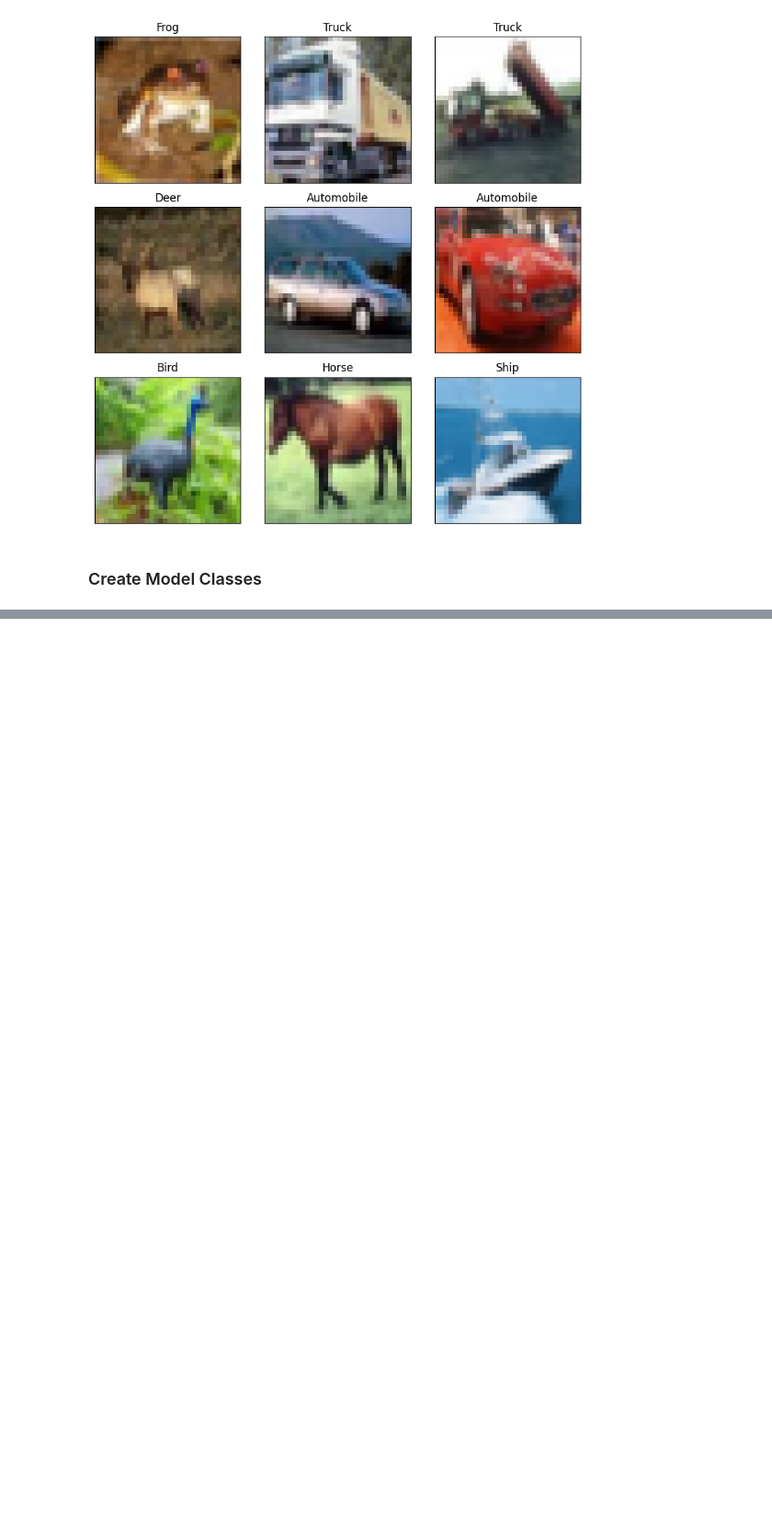
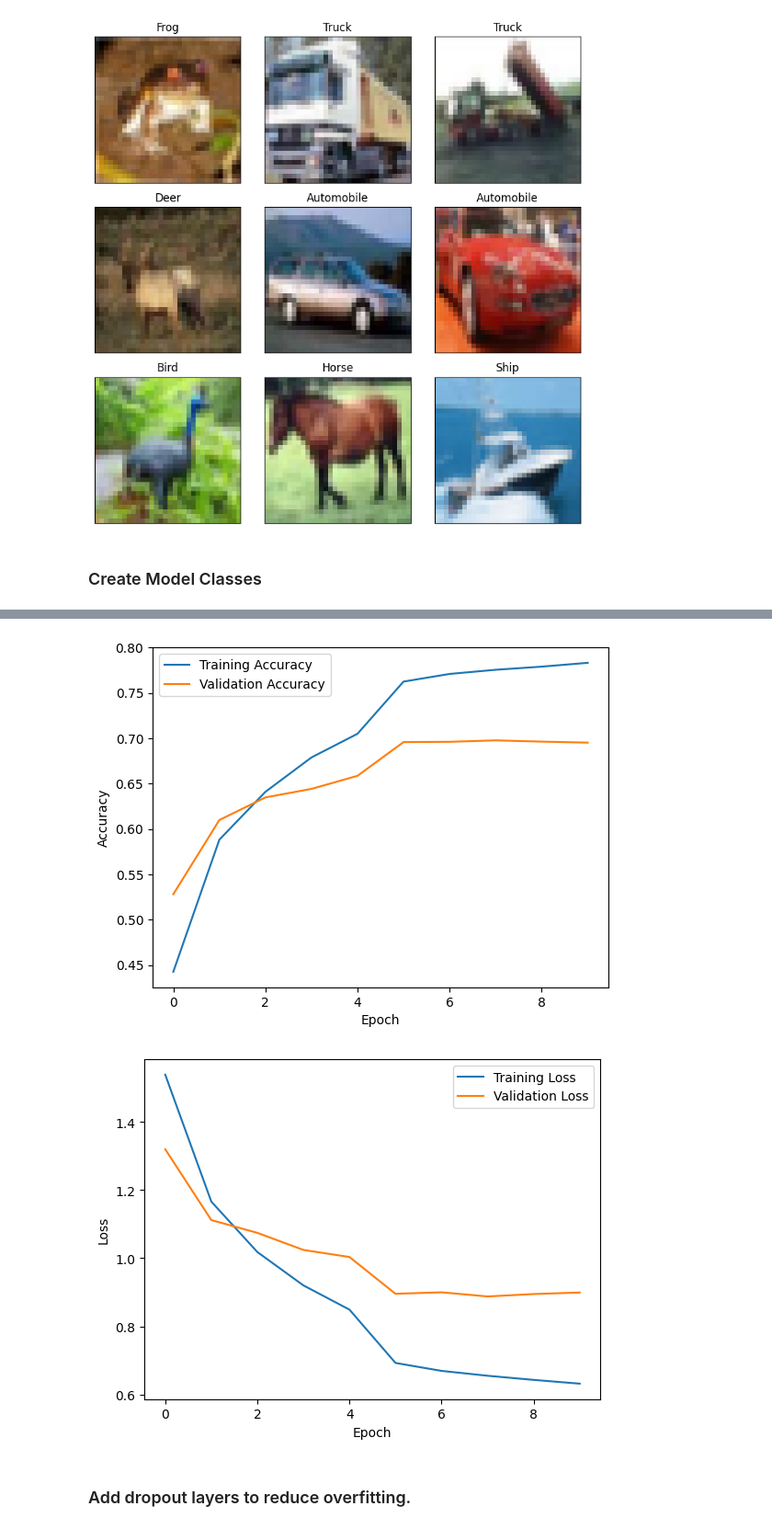
Before and after one commit to amjadAwad95/CNN-Image-Classification-CIFAR10, a Jupyter notebook: main.ipynb, the cells around one changed output, grey strips where cells are left out. Shown: that part at 92% size. Drawn from its saved outputs; the diff is of its cells as text; code cells hidden in the pictures; blank space fills up the shorter version.

Commit message:
add plot class and some expermint

```diff
--- a/main.ipynb
+++ b/main.ipynb
@@ -161,0 +219,14 @@ class CNNEvaluate(EvaluateModel):
+# %%
+def learning_rate_scheduler(epoch):
+    initial_lr=0.001
+    decay_factor=0.1
+    decay_epochs=5
+    lr = initial_lr * (decay_factor ** (epoch // decay_epochs))
+    return lr
+
+lr_scheduler=LearningRateScheduler(learning_rate_scheduler)
+early_stopping=EarlyStopping(
+    monitor='val_loss',
+    patience=5,
+    restore_best_weights=True
+)
@@ -161,0 +235,26 @@ class CNNEvaluate(EvaluateModel):
+# %%
+build_config=BuilderConfiguration(layers=[
+    layers.Conv2D(32, (3, 3), activation='relu',input_shape=(32, 32, 3)),
+    layers.MaxPooling2D((2, 2)),
+    layers.Conv2D(64, (3, 3), activation='relu'),
+    layers.MaxPooling2D((2, 2)),
+    layers.Flatten(),
+    layers.Dense(64, activation='relu'),
+    layers.Dense(10, activation='softmax')
+],
+    optimizer="adam",loss='categorical_crossentropy',metrics=['accuracy']
+)
+
+train_config=TrainConfiguration(train_data=train_images,train_labels=train_labels,epochs=10,batch_size=32,
+                                validation_split=0.2,callbacks=[lr_scheduler,early_stopping])
+
+evaluate_config=EvaluationConfiguration(test_data=test_images,test_labels=test_labels)
+# %%
+builder=CNNBuilder(build_config)
+train=CNNTrain(train_config)
+evaluation=CNNEvaluate(evaluate_config)
+
+pipeline=CNNPipeline(builder,train,evaluation)
+model, history, test_loss, test_acc=pipeline.pipeline()
+print("Test loss:", test_loss)
+print("Test accuracy:", test_acc)
@@ -161,0 +279,10 @@ class CNNEvaluate(EvaluateModel):
+# %%
+train_validation_accuracy=TrainValidationAccuracy(history)
+train_validation_loss=TrainValidationLoss(history)
+train_validation_accuracy.visualize()
+train_validation_loss.visualize()
+# %% [output]
+[figure, added]
+[figure, added]
+# %% [markdown]
+### Add dropout layers to reduce overfitting.
```
Also changed, not shown: parts of 26 cells of this notebook.
